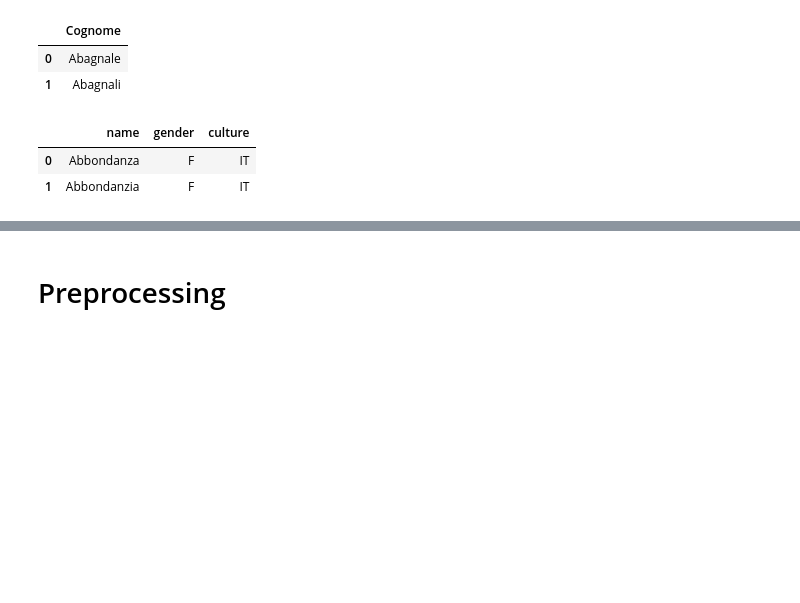
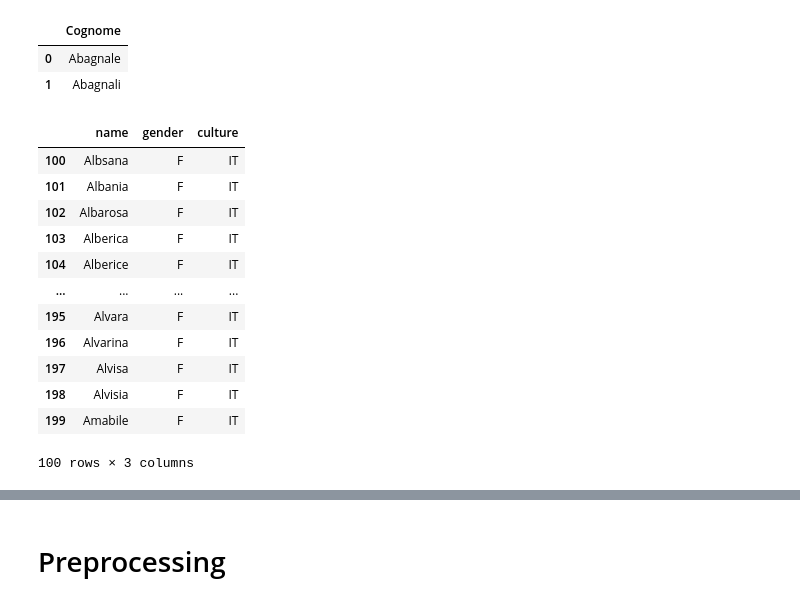
Before and after one commit to sergiorolnic/anonim, a Jupyter notebook: Untitled5.ipynb, the cells around one changed output, grey strips where cells are left out. Cells and saved outputs as stored; diff of their text form; code cells hidden in the pictures; blank space fills up the shorter version.

```diff
--- a/Untitled5.ipynb
+++ b/Untitled5.ipynb
@@ -39,12 +39,22 @@ cn.head(2)
 | 1 | Abagnali |
 # %%
 femal_name = pd.read_json('https://raw.githubusercontent.com/sergiorolnic/anonim/main/data/ITGivenFemale.json')
-# %%
-femal_name.head(2)
-# %% [output]
-|  | name | gender | culture |
-| 0 | Abbondanza | F | IT |
-| 1 | Abbondanzia | F | IT |
+# %%
+femal_name[100:200]
+# %% [output]
+|  | name | gender | culture |
+| 100 | Albsana | F | IT |
+| 101 | Albania | F | IT |
+| 102 | Albarosa | F | IT |
+| 103 | Alberica | F | IT |
+| 104 | Alberice | F | IT |
+| ... | ... | ... | ... |
+| 195 | Alvara | F | IT |
+| 196 | Alvarina | F | IT |
+| 197 | Alvisa | F | IT |
+| 198 | Alvisia | F | IT |
+| 199 | Amabile | F | IT |
+100 rows × 3 columns
 # %%
 male_name = pd.read_json('https://raw.githubusercontent.com/sergiorolnic/anonim/main/data/ITGivenMale.json')
 # %%
```
Also changed, not shown: parts of 23 cells of this notebook.
